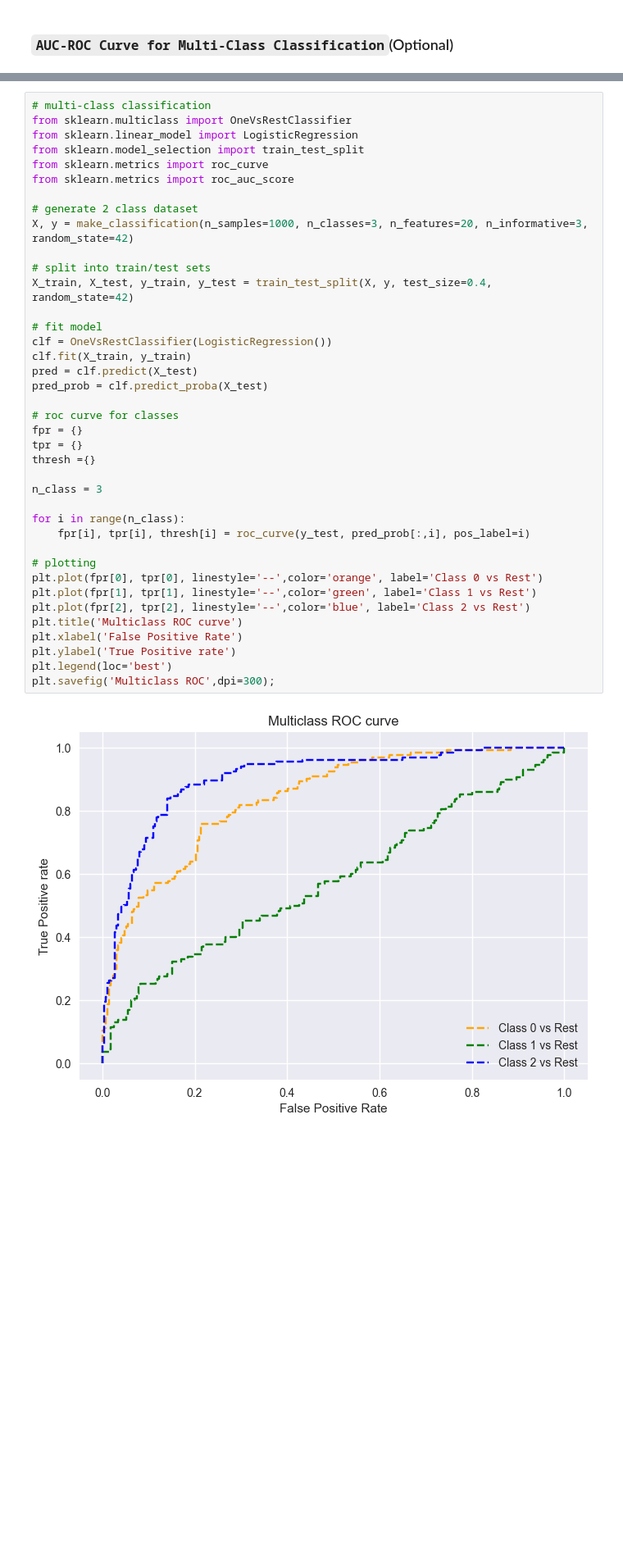
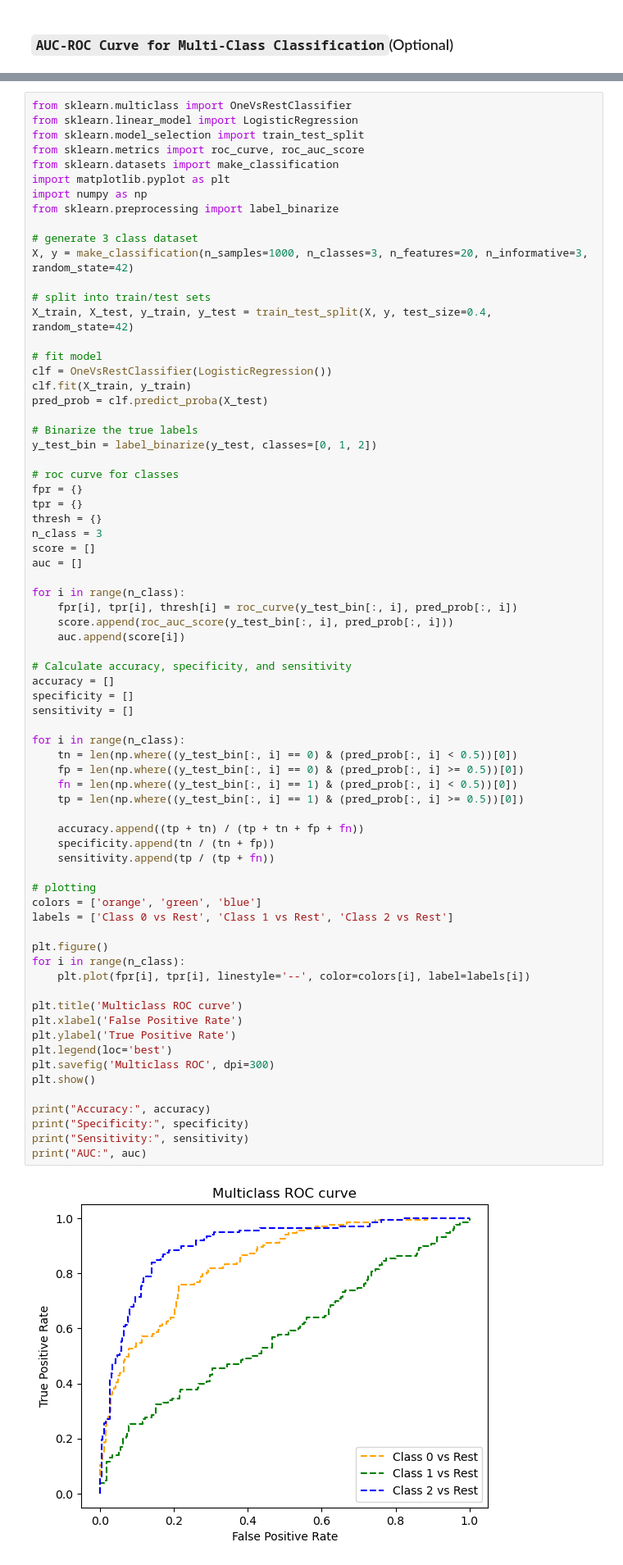
Before and after one commit to GeekyPS/Summer-Analytics, a Jupyter notebook: Week_3/7.ROC_AUC_Curve.ipynb, the cells around one changed output, grey strips where cells are left out. Shown: that part at 82% size. Saved outputs shown, nothing was run; the diff lists cells and outputs as text; blank space fills up the shorter version.

```diff
--- a/Week_3/7.ROC_AUC_Curve.ipynb
+++ b/Week_3/7.ROC_AUC_Curve.ipynb
@@ -86,43 +86,75 @@ plt.show();
 
 #The ROC curve for multi-class classification models can be determined as below:
 # %%
-# multi-class classification
 from sklearn.multiclass import OneVsRestClassifier
 from sklearn.linear_model import LogisticRegression
 from sklearn.model_selection import train_test_split
-from sklearn.metrics import roc_curve
-from sklearn.metrics import roc_auc_score
+from sklearn.metrics import roc_curve, roc_auc_score
+from sklearn.datasets import make_classification
+import matplotlib.pyplot as plt
+import numpy as np
+from sklearn.preprocessing import label_binarize
 
-# generate 2 class dataset
+# generate 3 class dataset
 X, y = make_classification(n_samples=1000, n_classes=3, n_features=20, n_informative=3, random_state=42)
 
 # split into train/test sets
 X_train, X_test, y_train, y_test = train_test_split(X, y, test_size=0.4, random_state=42)
 
 # fit model
 clf = OneVsRestClassifier(LogisticRegression())
 clf.fit(X_train, y_train)
-pred = clf.predict(X_test)
 pred_prob = clf.predict_proba(X_test)
+
+# Binarize the true labels
+y_test_bin = label_binarize(y_test, classes=[0, 1, 2])
 
 # roc curve for classes
 fpr = {}
 tpr = {}
-thresh ={}
-
+thresh = {}
 n_class = 3
+score = []
+auc = []
 
 for i in range(n_class):
-    fpr[i], tpr[i], thresh[i] = roc_curve(y_test, pred_prob[:,i], pos_label=i)
+    fpr[i], tpr[i], thresh[i] = roc_curve(y_test_bin[:, i], pred_prob[:, i])
+    score.append(roc_auc_score(y_test_bin[:, i], pred_prob[:, i]))
+    auc.append(score[i])
+
+# Calculate accuracy, specificity, and sensitivity
+accuracy = []
+specificity = []
+sensitivity = []
+
+for i in range(n_class):
+    tn = len(np.where((y_test_bin[:, i] == 0) & (pred_prob[:, i] < 0.5))[0])
+    fp = len(np.where((y_test_bin[:, i] == 0) & (pred_prob[:, i] >= 0.5))[0])
+    fn = len(np.where((y_test_bin[:, i] == 1) & (pred_prob[:, i] < 0.5))[0])
+    tp = len(np.where((y_test_bin[:, i] == 1) & (pred_prob[:, i] >= 0.5))[0])
+
+    accuracy.append((tp + tn) / (tp + tn + fp + fn))
+    specificity.append(tn / (tn + fp))
+    sensitivity.append(tp / (tp + fn))
 
 # plotting
-plt.plot(fpr[0], tpr[0], linestyle='--',color='orange', label='Class 0 vs Rest')
-plt.plot(fpr[1], tpr[1], linestyle='--',color='green', label='Class 1 vs Rest')
-plt.plot(fpr[2], tpr[2], linestyle='--',color='blue', label='Class 2 vs Rest')
+colors = ['orange', 'green', 'blue']
+labels = ['Class 0 vs Rest', 'Class 1 vs Rest', 'Class 2 vs Rest']
+
+plt.figure()
+for i in range(n_class):
+    plt.plot(fpr[i], tpr[i], linestyle='--', color=colors[i], label=labels[i])
+
 plt.title('Multiclass ROC curve')
 plt.xlabel('False Positive Rate')
-plt.ylabel('True Positive rate')
+plt.ylabel('True Positive Rate')
 plt.legend(loc='best')
-plt.savefig('Multiclass ROC',dpi=300);
+plt.savefig('Multiclass ROC', dpi=300)
+plt.show()
+
+print("Accuracy:", accuracy)
+print("Specificity:", specificity)
+print("Sensitivity:", sensitivity)
+print("AUC:", auc)
 # %% [output]
-[figure, old version]
+[figure, new version]
```
Also changed, not shown: parts of 2 cells of this notebook, 20 other files.
